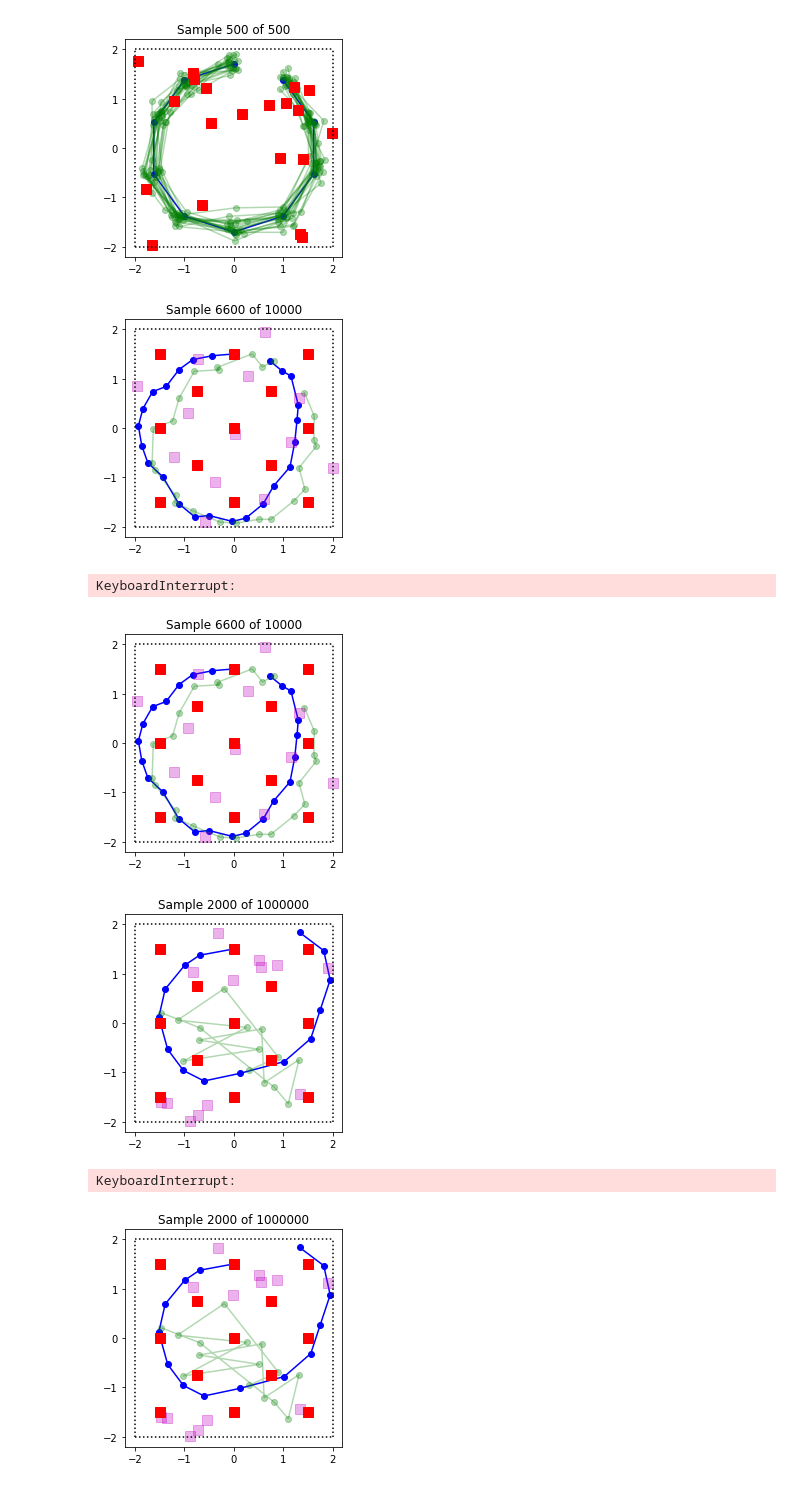
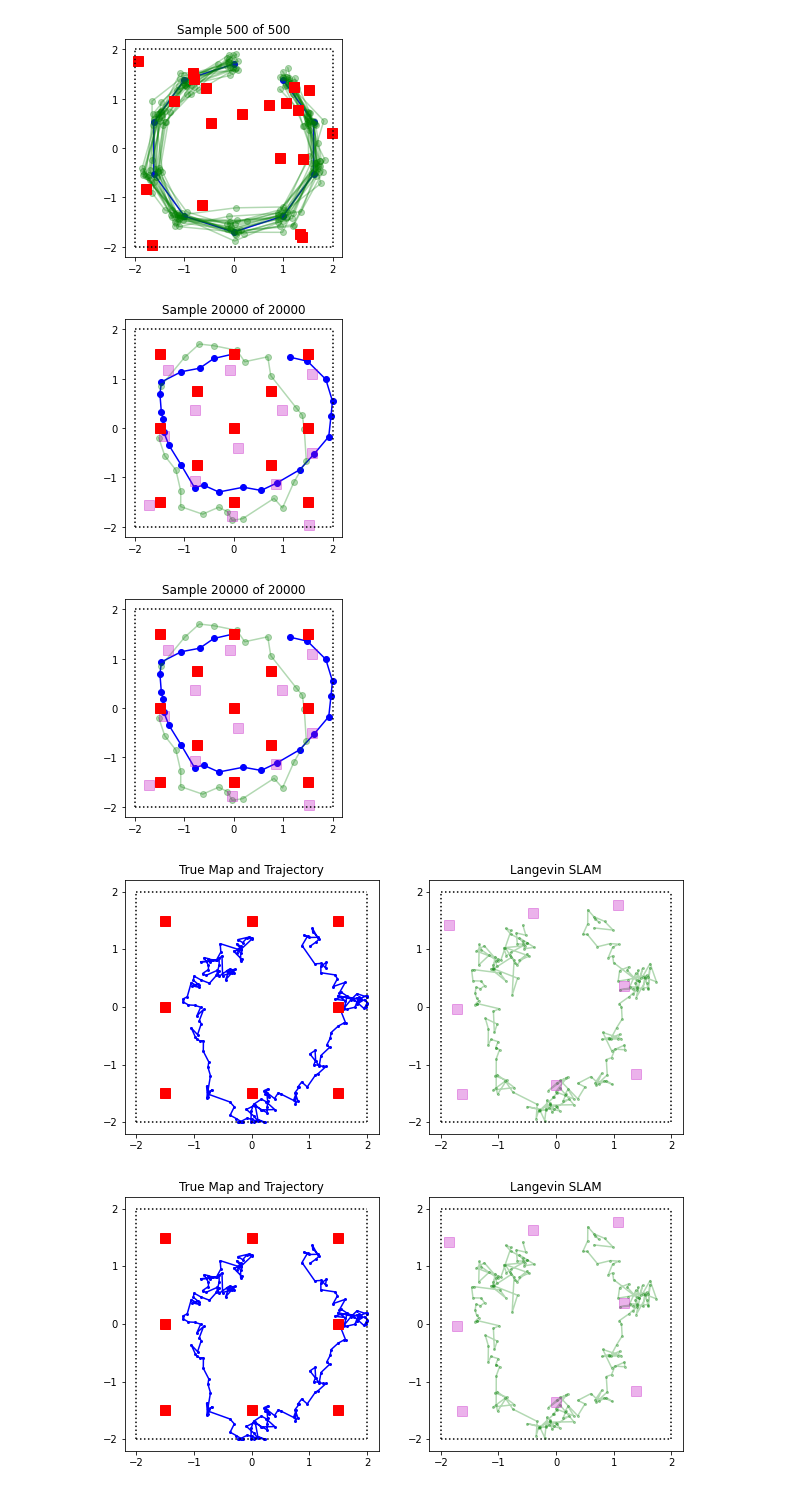
Before and after one commit to AndyLamperski/mechanical-samplers, a Jupyter notebook: gibbsSmoothingID.ipynb, the cells around one changed output. Drawn from its saved outputs; the diff is of its cells as text; code cells hidden in the pictures.

```diff
--- a/gibbsSmoothingID.ipynb
+++ b/gibbsSmoothingID.ipynb
@@ -380,7 +380,7 @@ sampler = ms.FOLangevinSmoothID(flat_init,measLL,stepLL,flat_prior,
                                 eta,Y,U,
                                 A_s=A_s,b_s=b_s,A_p=A_p,b_p=b_p)
 
-NumSamples = 10000
+NumSamples = 20000
 
 for samp in tqdm(range(NumSamples)):
     x_list = [sampler.step(x) for x in x_list]
@@ -421,22 +421,23 @@ for samp in tqdm(range(NumSamples)):
 #X = pt.stack(X)
 #X_np = X.detach().numpy()
 # %% [output]
-[figure, old version]
+[figure, new version]
-KeyboardInterrupt:
-[figure, old version]
+[figure, new version]
 # %%
 reload(ms)
 
-NumSteps = 15
+NumSteps = 200
 
+eta = 5e-6
 
-#pt.manual_seed(388)
+NumSamples = int(1.5e5)
+
+pt.manual_seed(32349)
 Width = 4
 scaleMin = 0.05
 scaleMax = .5
 
 
-NumBeacons = 24
 
 # Random Beacons
 
@@ -448,15 +449,10 @@ beaconLocations = pt.tensor([[-1.5,-1.5],
                              [-1.5,0.],
                              [-1.5,1.5],
                              [0,-1.5],
-                             [0,0.],
                              [0,1.5],
                              [1.5,-1.5],
                              [1.5,0],
-                             [1.5,1.5],
-                             [-.75,-.75],
-                             [-.75,.75],
-                             [.75,-.75],
-                             [.75,.75]])
+                             [1.5,1.5]])
 
 NumBeacons = len(beaconLocations)
 
@@ -536,7 +532,7 @@ b_p = pt.cat([pt.tensor([scaleMax,scaleMax,-scaleMin,-scaleMin]),
 
 Theta = pt.linspace(0,.9*2*np.pi,NumSteps)
 phi = np.pi/2
-X_ideal = 1.5 * pt.stack([pt.cos(Theta+phi),pt.sin(Theta+phi)],dim=1)
+X_ideal = 1.2 * pt.stack([pt.cos(Theta+phi),pt.sin(Theta+phi)],dim=1)
 U = pt.cat([pt.diff(X_ideal,dim=0),pt.zeros((1,2))])
 x_true = X_ideal[0]
 
@@ -549,58 +545,64 @@ for i in range(NumSteps-1):
 X_true = pt.stack(X_true_list,dim=0)
 Y = pt.stack([proximityMeasurement(x) for x in X_true])
 
-eta = 1e-5
+
 
 
 
 # First-order Langevin
 x = randomList(NumSteps)
 
 
 
 sampler = ms.SGSmoothID(flat_init,measLL,stepLL,flat_prior,
                         eta,Y,U,
                         A_s=A_s,b_s=b_s,A_p=A_p,b_p=b_p)
 
-NumSamples = int(1e6)
 
+
+fig,ax = plt.subplots(1,2,figsize=(10,5))
+
+X = [pt.cat(x)]
 for samp in tqdm(range(NumSamples)):
     x = sampler.step(x)
-    shapes = [xi.shape for xi in x]
+    X.append(pt.cat(x))
 
     if ((samp+1) % (int(1e3))) == 0:
 
 
-        plt.clf()
-        plt.plot(X_true[:,0],X_true[:,1],'b')
-        plt.plot(X_true[:,0],X_true[:,1],'bo')
+        for i in range(2):
+            ax[i].clear()
+        ax[0].plot(X_true[:,0],X_true[:,1],'b')
+        ax[0].plot(X_true[:,0],X_true[:,1],'bo',markersize=2.)
 
         #x_stacked = x[:2*NumSteps].view((NumSteps,2))
         x_stacked = pt.stack([x[i] for i in range(NumSteps)],dim=0)
         x_np = x_stacked.detach().numpy()
-        plt.plot(x_np[:,0],x_np[:,1],'g',alpha=.3)
-        plt.plot(x_np[:,0],x_np[:,1],'go',alpha=.3)
+        ax[1].plot(x_np[:,0],x_np[:,1],'g',alpha=.3)
+        ax[1].plot(x_np[:,0],x_np[:,1],'go',markersize=2.,alpha=.3)
 
         locations = x[NumSteps][2:].view((NumBeacons,2))
         locations_np = locations.detach().numpy()
-        plt.plot(locations_np[:,0],locations_np[:,1],'s',color='m',markersize=10,alpha=.3)
+        ax[1].plot(locations_np[:,0],locations_np[:,1],'s',color='m',markersize=10,alpha=.3)
 
-        plt.plot(beaconLocations[:,0],beaconLocations[:,1],'s',color='r',markersize=10)
+        ax[0].plot(beaconLocations[:,0],beaconLocations[:,1],'s',color='r',markersize=10)
 
-        plt.plot([-Width/2,-Width/2],[-Width/2,Width/2],'k:')
-        plt.plot([Width/2,Width/2],[-Width/2,Width/2],'k:')
-        plt.plot([-Width/2,Width/2],[Width/2,Width/2],'k:')
-        plt.plot([-Width/2,Width/2],[-Width/2,-Width/2],'k:')
-        plt.xlim([-2.2,2.2])
-        plt.ylim([-2.2,2.2])
-        plt.yticks([-2,-1,0,1,2])
-        plt.title('Sample %d of %d' % (samp+1,NumSamples))
-        plt.gca().set_aspect('equal')
+        for i in range(2):
+            ax[i].plot([-Width/2,-Width/2],[-Width/2,Width/2],'k:')
+            ax[i].plot([Width/2,Width/2],[-Width/2,Width/2],'k:')
+            ax[i].plot([-Width/2,Width/2],[Width/2,Width/2],'k:')
+            ax[i].plot([-Width/2,Width/2],[-Width/2,-Width/2],'k:')
+            ax[i].set_xlim([-2.2,2.2])
+            ax[i].set_ylim([-2.2,2.2])
+            ax[i].set_yticks([-2,-1,0,1,2])
+            ax[i].set_aspect('equal')
+
+        ax[0].set_title('True Map and Trajectory')
+        ax[1].set_title('Langevin SLAM')
 
         display.clear_output(wait=True)
         display.display(plt.gcf())
         time.sleep(0.5)
 # %% [output]
-[figure, old version]
+[figure, new version]
-KeyboardInterrupt:
-[figure, old version]
+[figure, new version]
```
Also changed, not shown: parts of 3 cells of this notebook, 2 other files.
